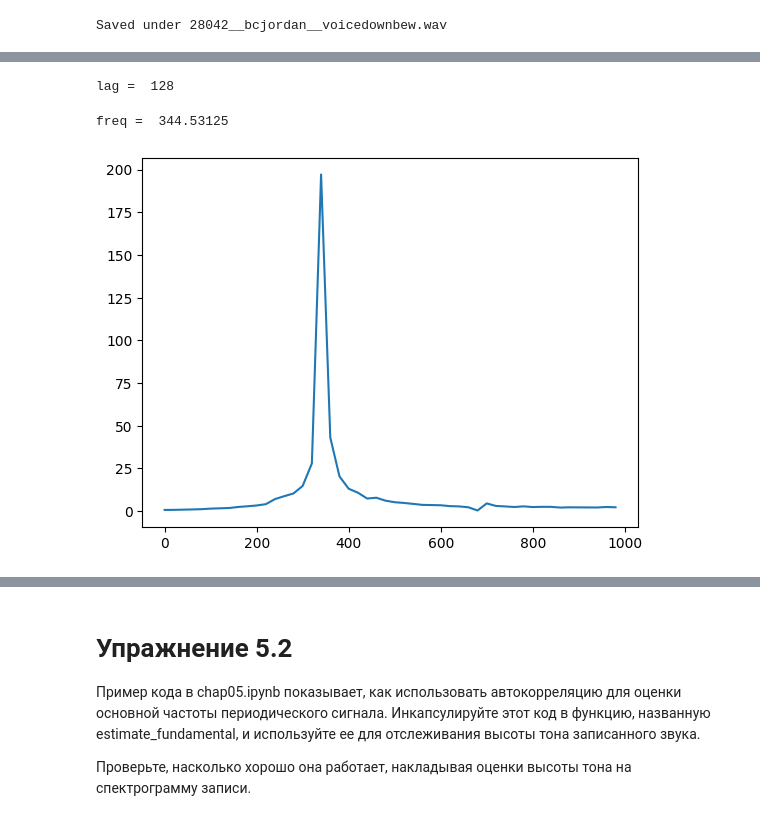
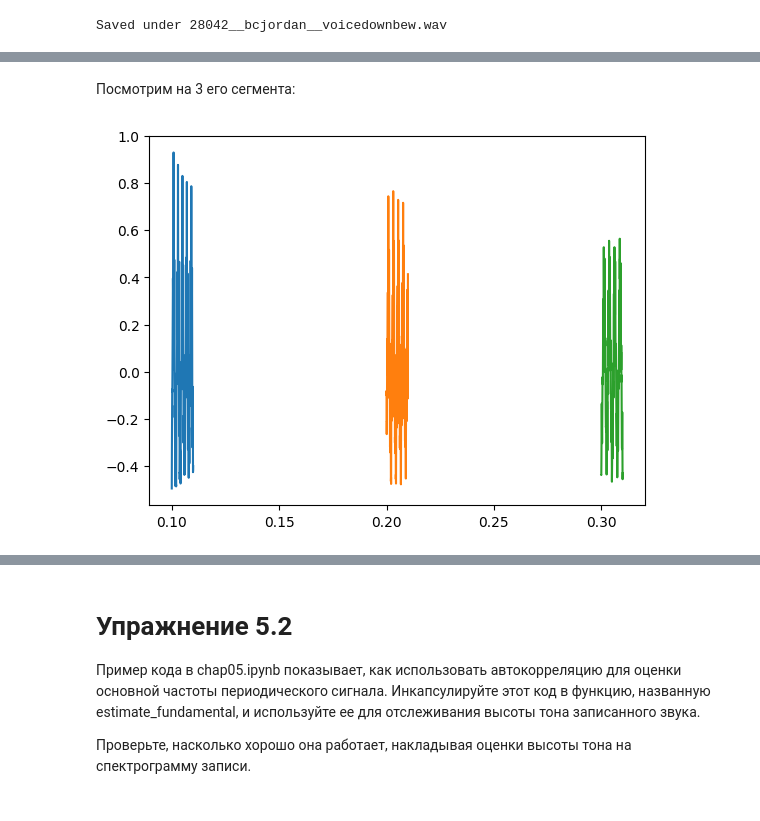
Before and after one commit to DmitReiCat/SPBSTU-Telecom-Labs, a Jupyter notebook: chap05/chap05.ipynb, the cells around one changed output, grey strips where cells are left out. Saved outputs shown, nothing was run; the diff lists cells and outputs as text; code cells hidden in the pictures.

```diff
--- a/chap05/chap05.ipynb
+++ b/chap05/chap05.ipynb
@@ -101,16 +55,12 @@ decorate(xlabel='Lag (index)', ylabel='Correlation', ylim=[-1, 1])
-# %%
-low, high = 50, 200
-lag = np.array(corrs[low:high]).argmax() + low
-print("lag = ",lag)
-# %% [output]
-lag =  128
-# %%
-period = lag / segment.framerate
-frequency = 1 / period
-print("freq = ", frequency)
-# %% [output]
-freq =  344.53125
-# %%
-spectrum = segment.make_spectrum().plot(high = 1000)
-# %% [output]
-[figure, removed]
+# %% [markdown]
+Посмотрим на 3 его сегмента:
+# %%
+duration = 0.01
+segment1 = wave.segment(start=0.1, duration=duration)
+segment1.plot()
+segment2 = wave.segment(start=0.2, duration=duration)
+segment2.plot()
+segment3 = wave.segment(start=0.3, duration=duration)
+segment3.plot()
+# %% [output]
+[figure, added]
```
Also changed, not shown: parts of 32 cells of this notebook, 1 other file.
